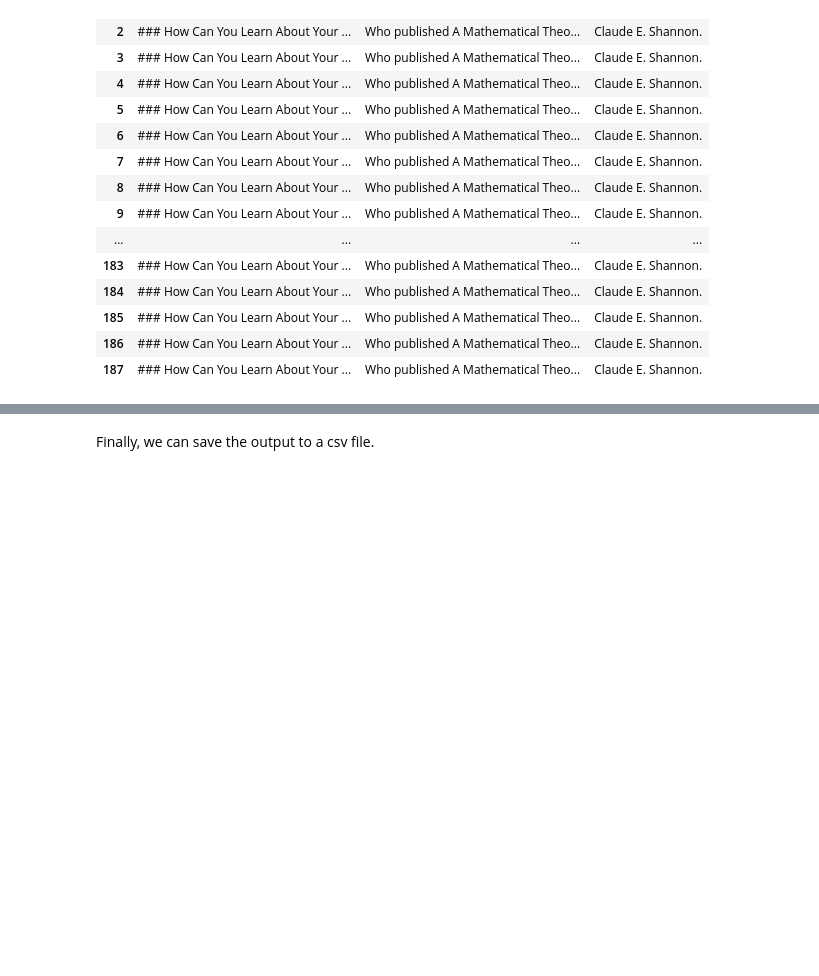
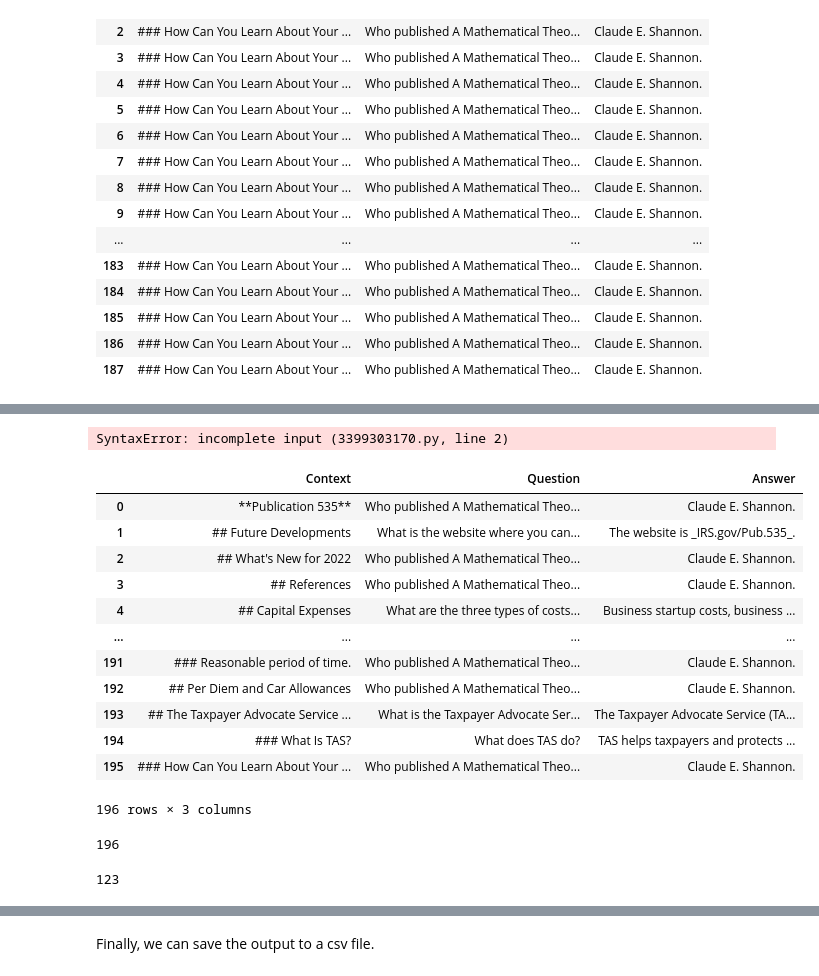
Before and after one commit to frank-suwen/uniflow, a Jupyter notebook: example/transform/huggingface_pdf_source_irs_QA.ipynb, the cells around one changed output, grey strips where cells are left out. Cells and saved outputs as stored; diff of their text form; code cells hidden in the pictures; blank space fills up the shorter version.

```diff
--- a/example/transform/huggingface_pdf_source_irs_QA.ipynb
+++ b/example/transform/huggingface_pdf_source_irs_QA.ipynb
@@ -362,7 +429,7 @@ client = TransformClient(config)
 # %% [markdown]
 Now we call the `run` method on the `client` object to execute the question-answer generation operation on the data shown above.
 # %%
-output = client.run(input_data)
+# output = client.run(input_data)
 # %% [markdown]
 ### Process the output
 
@@ -501,0 +627,5 @@ styled_df
+# %%
+# Extracting context, question, and answer into a DataFrame
+contexts = []
+questions = []
+answers = []
@@ -501,0 +635,46 @@ styled_df
+# %%
+for item in output[0]:
+    for i in item.get('output', []):
+# %% [output]
+SyntaxError: incomplete input (3399303170.py, line 2)
+# %%
+
+
+for item in output[0]:
+    for i in item.get('output', []):
+        for response in i.get('response', []):
+            parts = response.split('\n')
+            response_dict = {part.split(': ')[0]: part.split(': ')[1] for part in parts if ': ' in part}
+
+            if all(key in response_dict for key in ['context', 'question', 'answer']):
+                contexts.append(response_dict['context'])
+                questions.append(response_dict['question'])
+                answers.append(response_dict['answer'])
+            else:
+                print("Missing context, question or answer in response:", response)
+
+# Set display options
+pd.set_option('display.max_colwidth', None)
+pd.set_option('display.width', 1000)
+
+df = pd.DataFrame({
+    'Context': contexts,
+    'Question': questions,
+    'Answer': answers
+})
+# %%
+df
+# %% [output]
+|  | Context | Question | Answer |
+| 0 | **Publication 535** | Who published A Mathematical Theo... | Claude E. Shannon. |
+| 1 | ## Future Developments | What is the website where you can... | The website is _IRS.gov/Pub.535_. |
+| 2 | ## What's New for 2022 | Who published A Mathematical Theo... | Claude E. Shannon. |
+| 3 | ## References | Who published A Mathematical Theo... | Claude E. Shannon. |
+| 4 | ## Capital Expenses | What are the three types of costs... | Business startup costs, business ... |
+| ... | ... | ... | ... |
+| 191 | ### Reasonable period of time. | Who published A Mathematical Theo... | Claude E. Shannon. |
+| 192 | ## Per Diem and Car Allowances | Who published A Mathematical Theo... | Claude E. Shannon. |
+| 193 | ## The Taxpayer Advocate Service ... | What is the Taxpayer Advocate Ser... | The Taxpayer Advocate Service (TA... |
+| 194 | ### What Is TAS? | What does TAS do? | TAS helps taxpayers and protects ... |
+| 195 | ### How Can You Learn About Your ... | Who published A Mathematical Theo... | Claude E. Shannon. |
+196 rows × 3 columns
@@ -501,0 +692,4 @@ styled_df
+# %%
+len(df)
+# %% [output]
+196
@@ -501,0 +698,5 @@ styled_df
+# %%
+df_filtered = df[df['Question'] != question_to_exclude]
+len(df_filtered)
+# %% [output]
+123
```
Also changed, not shown: parts of 58 cells of this notebook, 1 other file.
